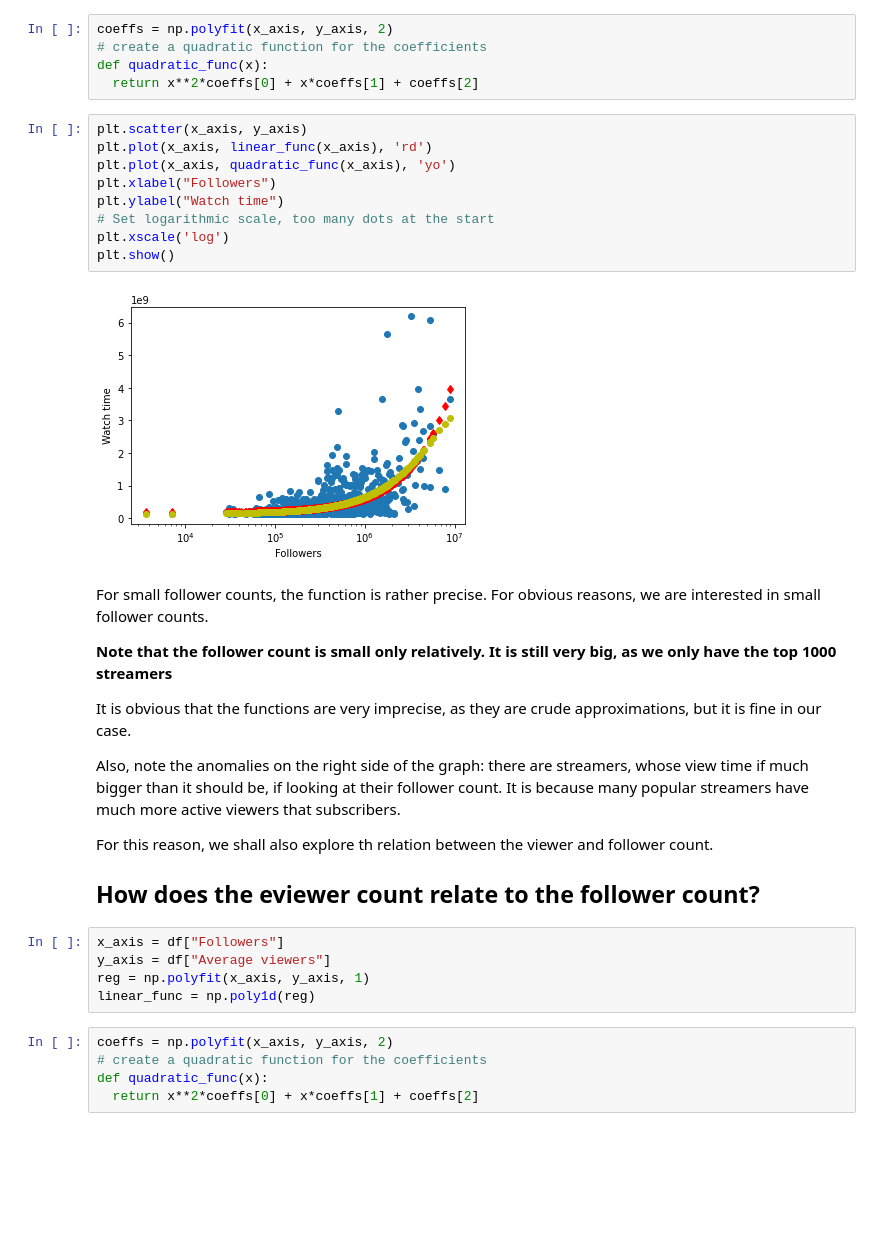
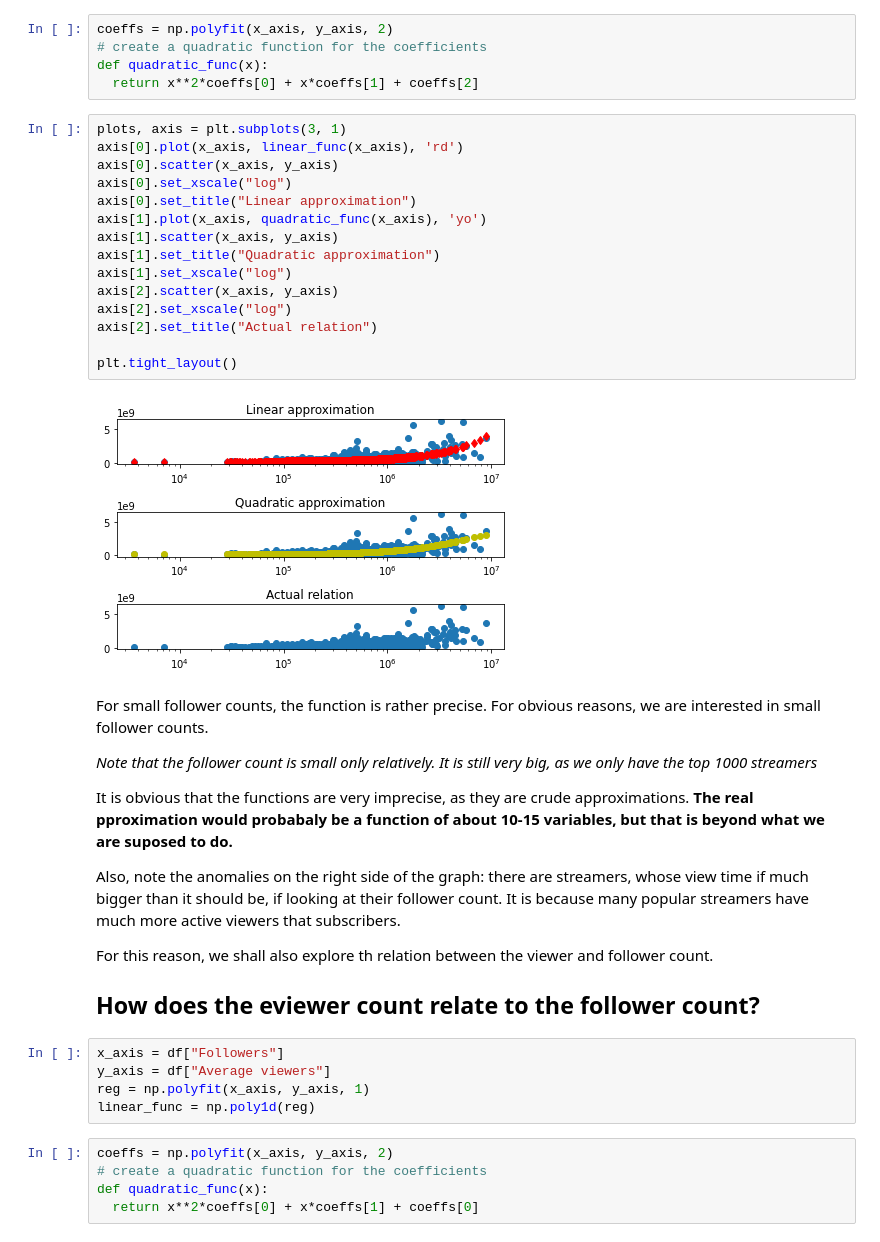
Before and after one commit to pmozil/EDA_team_21, a Jupyter notebook: notebook.ipynb, the cells around one changed output. Saved outputs shown, nothing was run; the diff lists cells and outputs as text; blank space fills up the shorter version.

```diff
--- a/notebook.ipynb
+++ b/notebook.ipynb
@@ -33,23 +41,29 @@ coeffs = np.polyfit(x_axis, y_axis, 2)
 # create a quadratic function for the coefficients
 def quadratic_func(x):
   return x**2*coeffs[0] + x*coeffs[1] + coeffs[2]
-# %%
-plt.scatter(x_axis, y_axis)
-plt.plot(x_axis, linear_func(x_axis), 'rd')
-plt.plot(x_axis, quadratic_func(x_axis), 'yo')
-plt.xlabel("Followers")
-plt.ylabel("Watch time")
-# Set logarithmic scale, too many dots at the start
-plt.xscale('log')
-plt.show()
-# %% [output]
-[figure, removed]
+# %%
+plots, axis = plt.subplots(3, 1)
+axis[0].plot(x_axis, linear_func(x_axis), 'rd')
+axis[0].scatter(x_axis, y_axis)
+axis[0].set_xscale("log")
+axis[0].set_title("Linear approximation")
+axis[1].plot(x_axis, quadratic_func(x_axis), 'yo')
+axis[1].scatter(x_axis, y_axis)
+axis[1].set_title("Quadratic approximation")
+axis[1].set_xscale("log")
+axis[2].scatter(x_axis, y_axis)
+axis[2].set_xscale("log")
+axis[2].set_title("Actual relation")
+
+plt.tight_layout()
+# %% [output]
+[figure, added]
 # %% [markdown]
 For small follower counts, the function is rather precise. For obvious reasons, we are interested in small follower counts.
 
-**Note that the follower count is small only relatively. It is still very big, as we only have the top 1000 streamers**
+*Note that the follower count is small only relatively. It is still very big, as we only have the top 1000 streamers*
 
-It is obvious that the functions are very imprecise, as they are crude approximations, but it is fine in our case.
+It is obvious that the functions are very imprecise, as they are crude approximations. **The real pproximation would probabaly be a function of about 10-15 variables, but that is beyond what we are suposed to do.**
 
 Also, note the anomalies on the right side of the graph: there are streamers, whose view time if much bigger than it should be, if looking at their follower count. It is because many popular streamers have much more active viewers that subscribers.
 
@@ -65,4 +79,4 @@ linear_func = np.poly1d(reg)
 coeffs = np.polyfit(x_axis, y_axis, 2)
 # create a quadratic function for the coefficients
 def quadratic_func(x):
-  return x**2*coeffs[0] + x*coeffs[1] + coeffs[2]
+  return x**2*coeffs[0] + x*coeffs[1] + coeffs[0]
```
Also changed, not shown: parts of 6 cells of this notebook.
